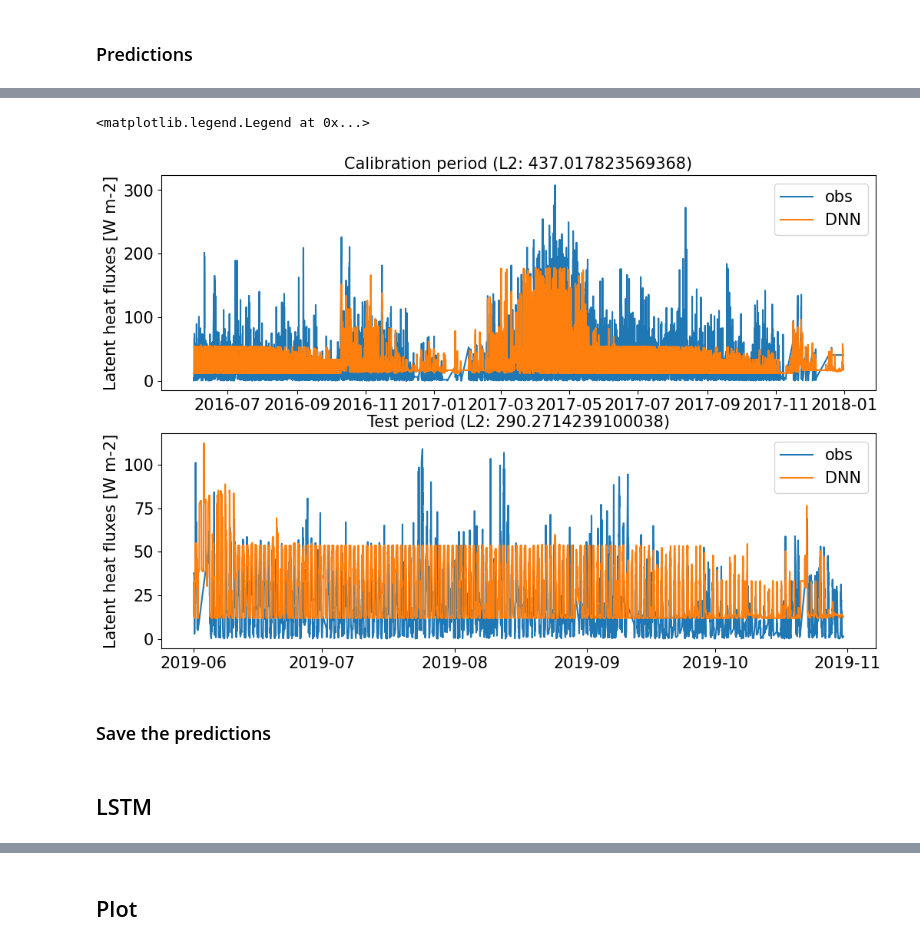
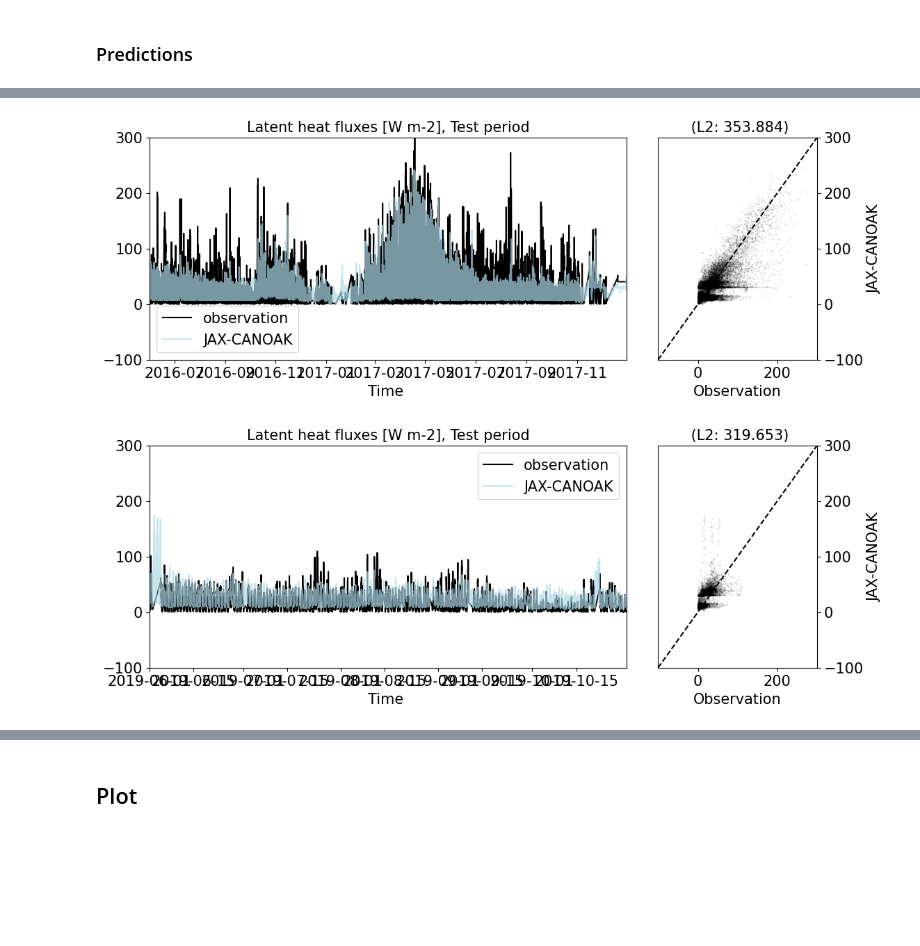
Before and after one commit to pnnl/JAX-CanVeg, a Jupyter notebook: examples/US-Hn1/dnn_US-Hn1.ipynb, the cells around one changed output, grey strips where cells are left out. Drawn from its saved outputs; the diff is of its cells as text; code cells hidden in the pictures; blank space fills up the shorter version.

```diff
--- a/examples/US-Hn1/dnn_US-Hn1.ipynb
+++ b/examples/US-Hn1/dnn_US-Hn1.ipynb
@@ -433,20 +321,34 @@ print(metrics_test)
+# %%
+plot_timeseries_obs_1to1(
+    y,
+    pred_y_calib,
+    lim=[-100, 300],
+    met=met,
+    varn="Latent heat fluxes [W m-2], Test period",
+)
+
+plot_timeseries_obs_1to1(
+    y_test,
+    pred_y_test,
+    lim=[-100, 300],
+    met=met_test,
+    varn="Latent heat fluxes [W m-2], Test period",
+);
+# %% [output]
+[figure, added]
+[figure, added]
 # %%
-fig, axes = plt.subplots(2, 1, figsize=(12, 8))
-ax = axes[0]
-ax.plot(timesteps, y, label="obs")
-ax.plot(timesteps, pred_y_calib, label="DNN")
-ax.set(
-    title=f"Calibration period (L2: {l2_calib})", ylabel="Latent heat fluxes [W m-2]"
-)
-ax.legend()
+# fig, axes = plt.subplots(2, 1, figsize=(12, 8))
+# ax = axes[0]
+# ax.plot(timesteps, y, label="obs")
+# ax.plot(timesteps, pred_y_calib, label="DNN")
+# ax.set(
+#     title=f"Calibration period (L2: {l2_calib})", ylabel="Latent heat fluxes [W m-2]"
+# )
+# ax.legend()
 
-ax = axes[1]
-ax.plot(timesteps_test, y_test, label="obs")
-ax.plot(timesteps_test, pred_y_test, label="DNN")
-ax.set(title=f"Test period (L2: {l2_test})", ylabel="Latent heat fluxes [W m-2]")
-ax.legend()
+# ax = axes[1]
+# ax.plot(timesteps_test, y_test, label="obs")
+# ax.plot(timesteps_test, pred_y_test, label="DNN")
+# ax.set(title=f"Test period (L2: {l2_test})", ylabel="Latent heat fluxes [W m-2]")
+# ax.legend()
-# %% [output]
-<matplotlib.legend.Legend at 0x...>
-[figure, removed]
-# %% [markdown]
-### Save the predictions
@@ -461,2 +354,0 @@ pickle.dump(out, open(f"{site}_{key}-v2.pkl", "wb"), pickle.HIGHEST_PROTOCOL)
-# %% [markdown]
-## LSTM
```
Also changed, not shown: parts of 25 cells of this notebook, 27 other files.
